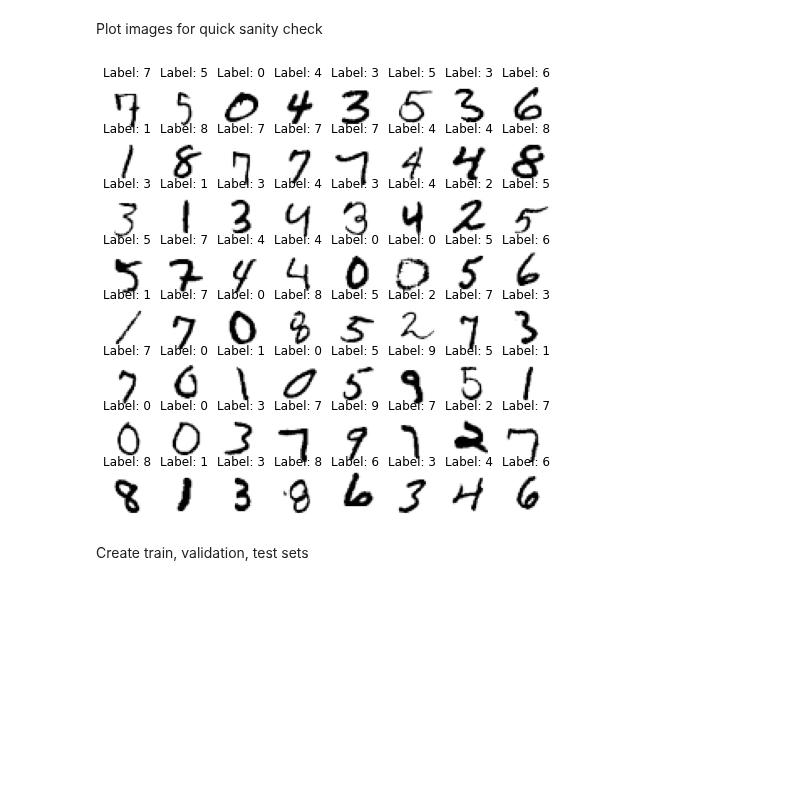
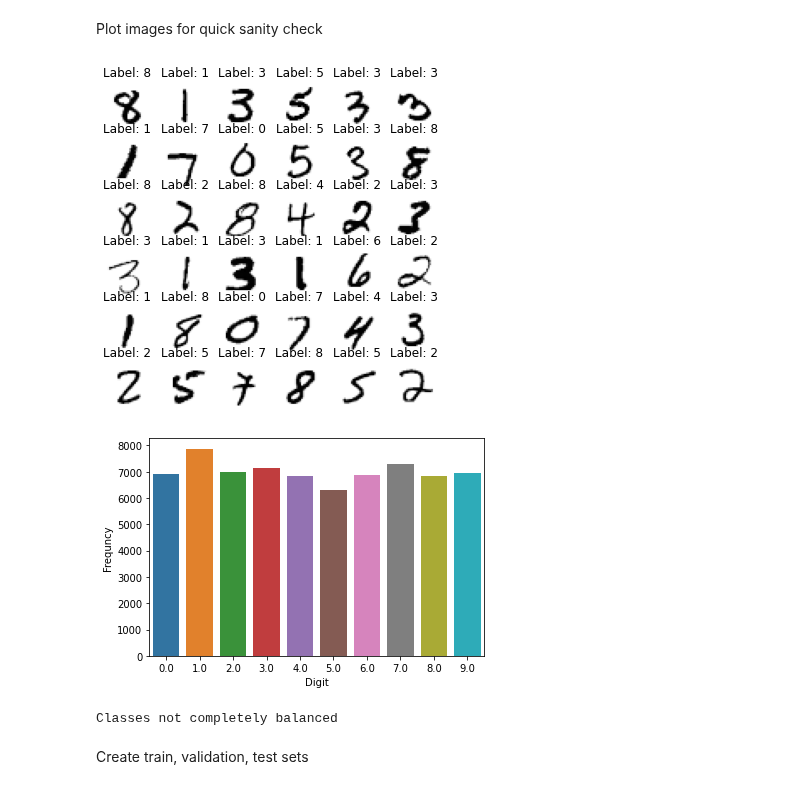
Before and after one commit to ivalencius/Machine_learning_INF264, a Jupyter notebook: Projects/2/digit_recognizer.ipynb, the cells around one changed output. Saved outputs shown, nothing was run; the diff lists cells and outputs as text; code cells hidden in the pictures; blank space fills up the shorter version.

Commit message:
added frequency plot

```diff
--- a/Projects/2/digit_recognizer.ipynb
+++ b/Projects/2/digit_recognizer.ipynb
@@ -43,17 +44,23 @@ y_data = np.genfromtxt('handwritten_digits_labels.csv', delimiter=',')
 # %% [markdown]
 Plot images for quick sanity check
 # %%
-n_display = 8
+n_display = 6
 plt.figure(figsize=(n_display, n_display))
 for i in range(n_display * n_display):
     rand_i = randint(0, len(x_data))
     plt.subplot(n_display, n_display, i+1)
     plt.imshow(x_data.reshape(x_data.shape[0], 28, 28)[rand_i], cmap='Greys')
     plt.title('Label: %d'%(y_data[rand_i]))
     plt.axis('off')
 plt.show()
+chart = sn.countplot(x=y_data)
+chart.set(xlabel='Digit', ylabel='Frequncy')
+plt.show()
+print('Classes not completely balanced')
 # %% [output]
-[figure, old version]
+[figure, new version]
+[figure, added]
+Classes not completely balanced
 # %% [markdown]
 Create train, validation, test sets
 # %%
```
Also changed, not shown: parts of 1 cell of this notebook.
